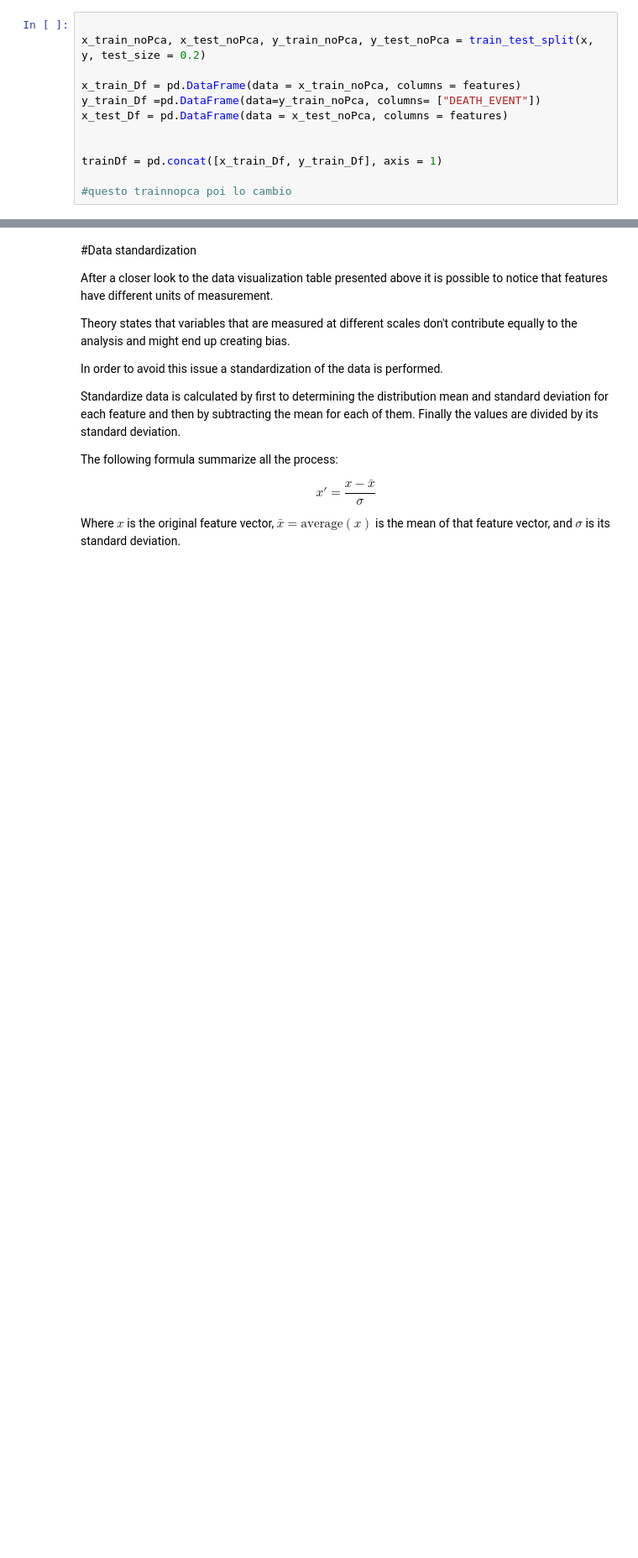
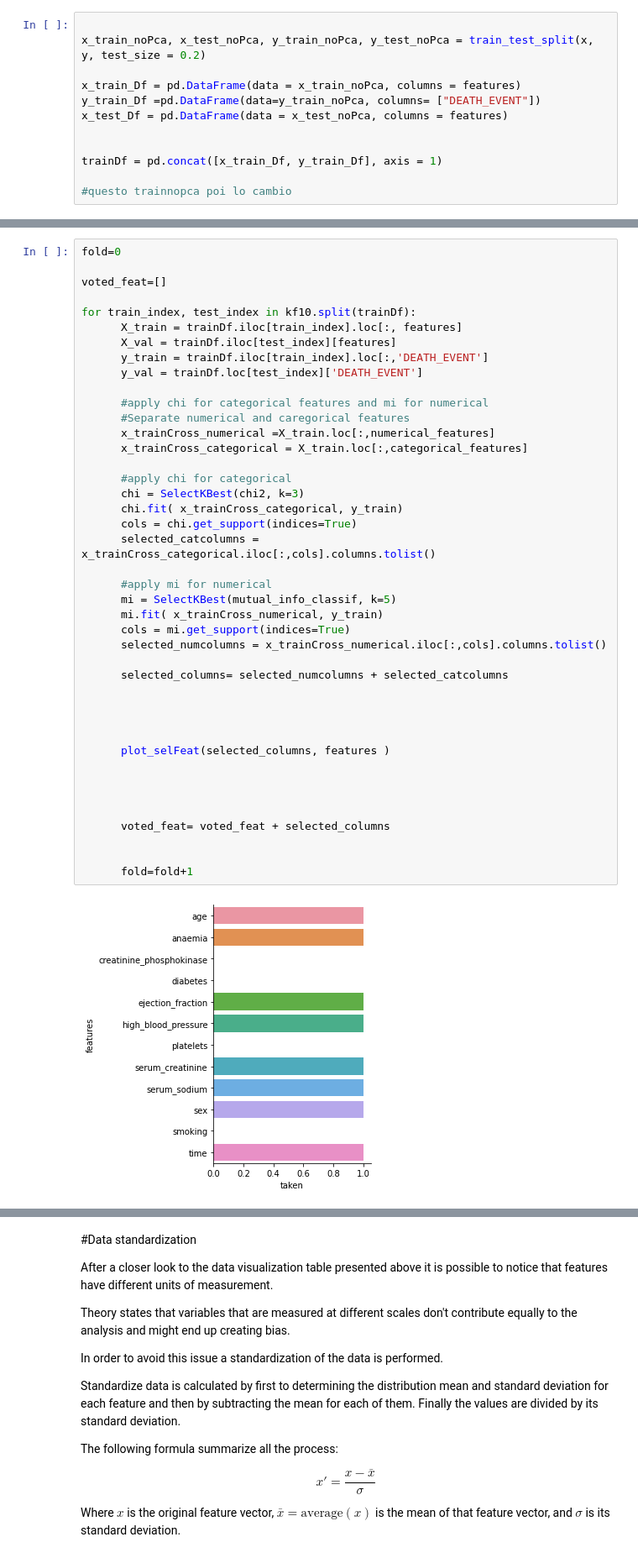
Before and after one commit to ele9996/Heart-failure-clinical-records-analysis, a Jupyter notebook: main.ipynb, the cells around one changed output, grey strips where cells are left out. Shown at 84% size. Drawn from its saved outputs; the diff is of its cells as text; blank space fills up the shorter version.

```diff
--- a/main.ipynb
+++ b/main.ipynb
@@ -479,0 +607,44 @@ When I perform k fold cross validation feature selection (both for numerical and
+# %%
+fold=0
+
+voted_feat=[]
+
+for train_index, test_index in kf10.split(trainDf):
+      X_train = trainDf.iloc[train_index].loc[:, features]
+      X_val = trainDf.iloc[test_index][features]
+      y_train = trainDf.iloc[train_index].loc[:,'DEATH_EVENT']
+      y_val = trainDf.loc[test_index]['DEATH_EVENT']
+
+      #apply chi for categorical features and mi for numerical
+      #Separate numerical and caregorical features
+      x_trainCross_numerical =X_train.loc[:,numerical_features]
+      x_trainCross_categorical = X_train.loc[:,categorical_features]
+
+      #apply chi for categorical
+      chi = SelectKBest(chi2, k=3)
+      chi.fit( x_trainCross_categorical, y_train)
+      cols = chi.get_support(indices=True)
+      selected_catcolumns = x_trainCross_categorical.iloc[:,cols].columns.tolist()
+
+      #apply mi for numerical
+      mi = SelectKBest(mutual_info_classif, k=5)
+      mi.fit( x_trainCross_numerical, y_train)
+      cols = mi.get_support(indices=True)
+      selected_numcolumns = x_trainCross_numerical.iloc[:,cols].columns.tolist()
+
+      selected_columns= selected_numcolumns + selected_catcolumns
+
+
+
+
+      plot_selFeat(selected_columns, features )
+
+
+
+
+      voted_feat= voted_feat + selected_columns
+
+
+      fold=fold+1
+# %% [output]
+[figure, added]
```
Also changed, not shown: parts of 52 cells of this notebook.
